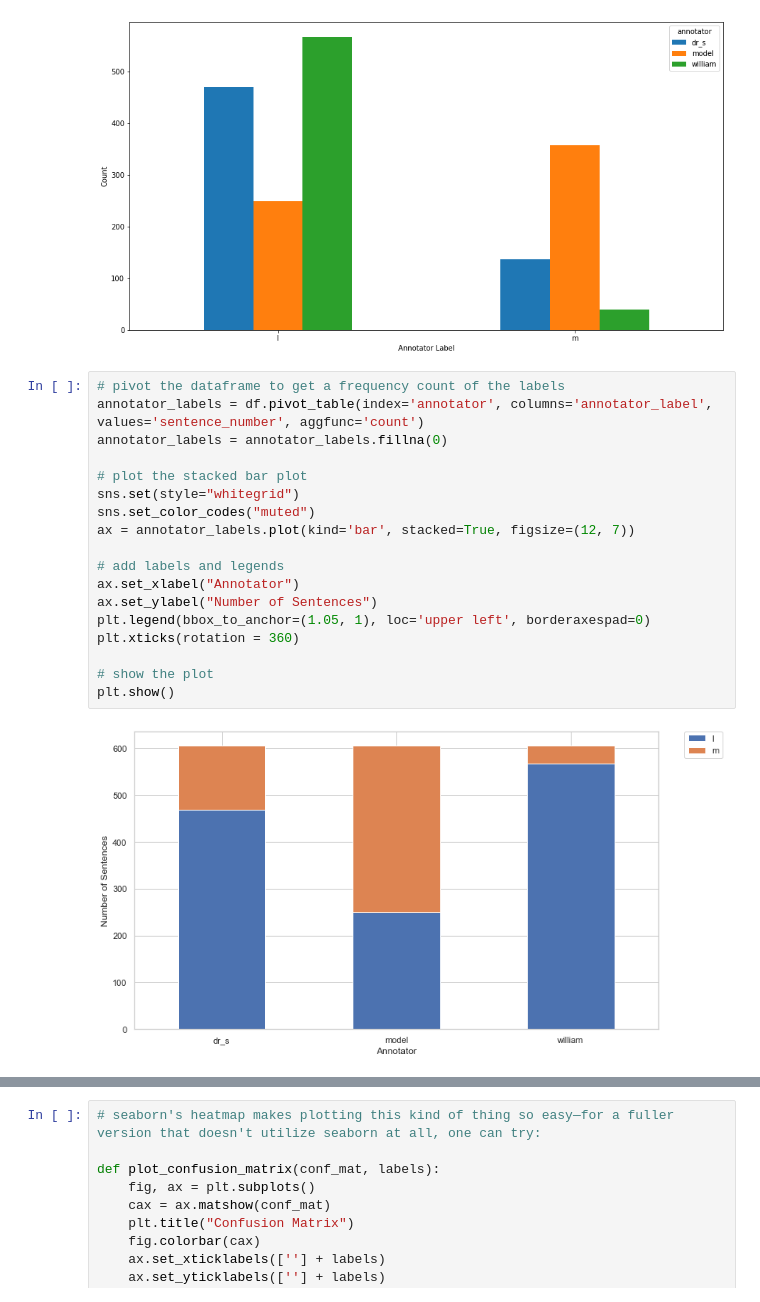
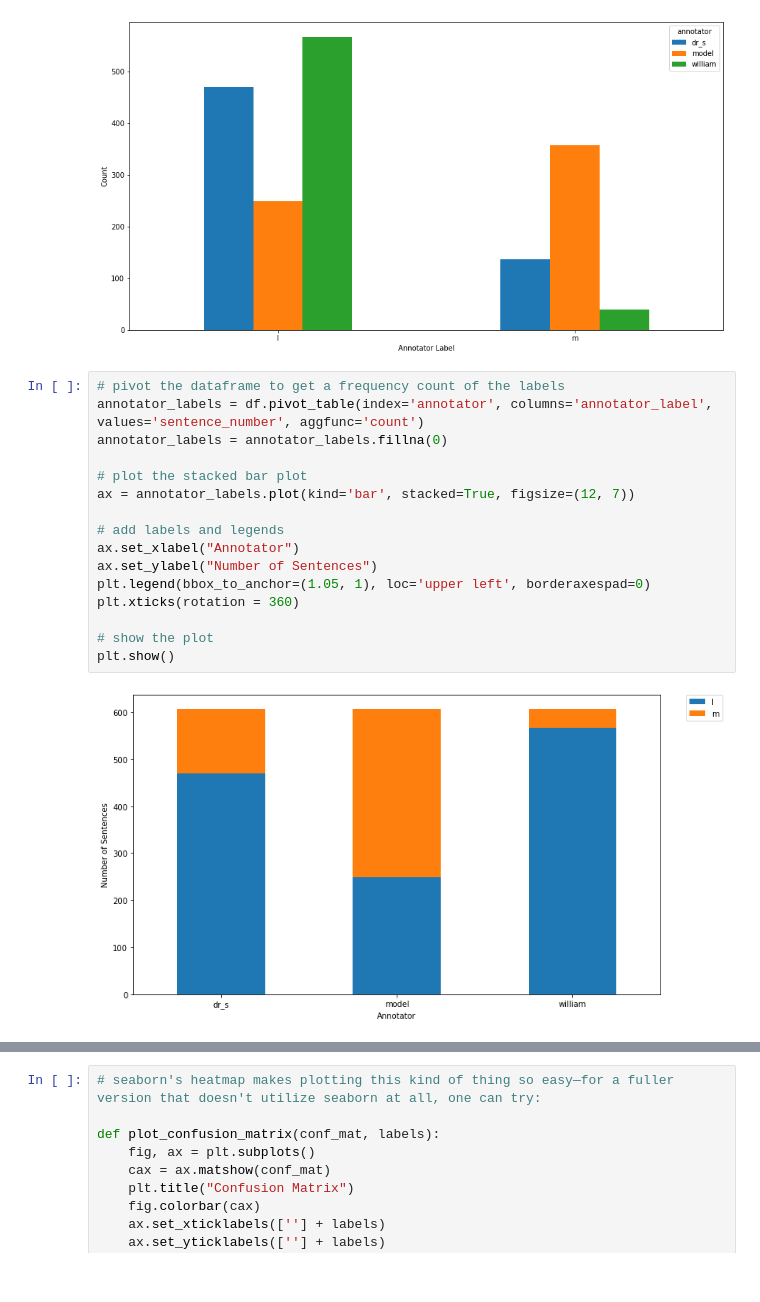
Before and after one commit to kspicer80/metaphor_playground, a Jupyter notebook: exploratory_data_analysis.ipynb, the cells around one changed output, grey strips where cells are left out. Drawn from its saved outputs; the diff is of its cells as text.

```diff
--- a/exploratory_data_analysis.ipynb
+++ b/exploratory_data_analysis.ipynb
@@ -54,23 +54,21 @@ plt.show()
 # %%
 # pivot the dataframe to get a frequency count of the labels
 annotator_labels = df.pivot_table(index='annotator', columns='annotator_label', values='sentence_number', aggfunc='count')
 annotator_labels = annotator_labels.fillna(0)
 
 # plot the stacked bar plot
-sns.set(style="whitegrid")
-sns.set_color_codes("muted")
 ax = annotator_labels.plot(kind='bar', stacked=True, figsize=(12, 7))
 
 # add labels and legends
 ax.set_xlabel("Annotator")
 ax.set_ylabel("Number of Sentences")
 plt.legend(bbox_to_anchor=(1.05, 1), loc='upper left', borderaxespad=0)
 plt.xticks(rotation = 360)
 
 # show the plot
 plt.show()
 # %% [output]
-[figure, old version]
+[figure, new version]
 # %%
 # Subset the data to only include the annotators and labels you're interested in
 df_subset = df[(df['annotator'] == 'model') | (df['annotator'] == 'dr_s')]
```
Also changed, not shown: parts of 3 cells of this notebook.
